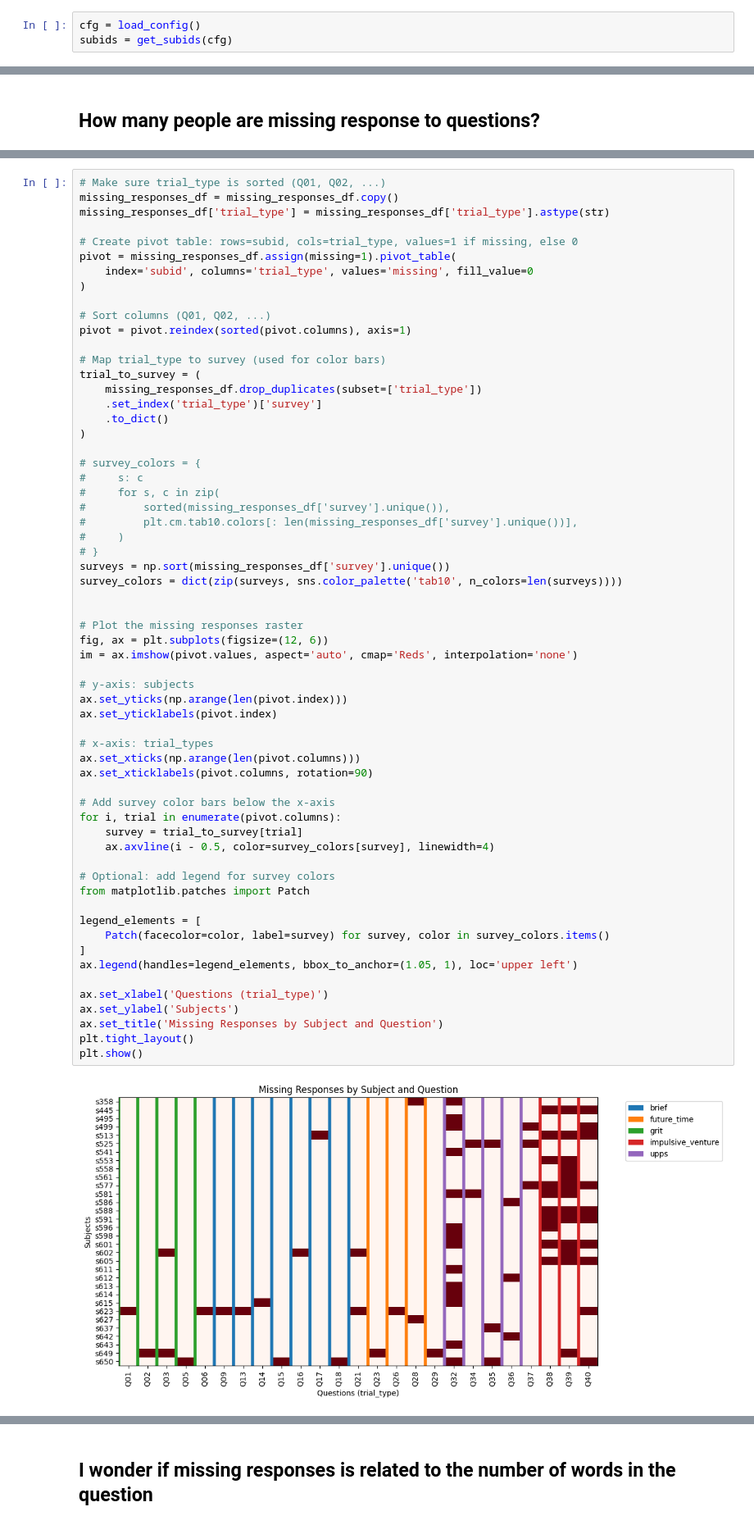
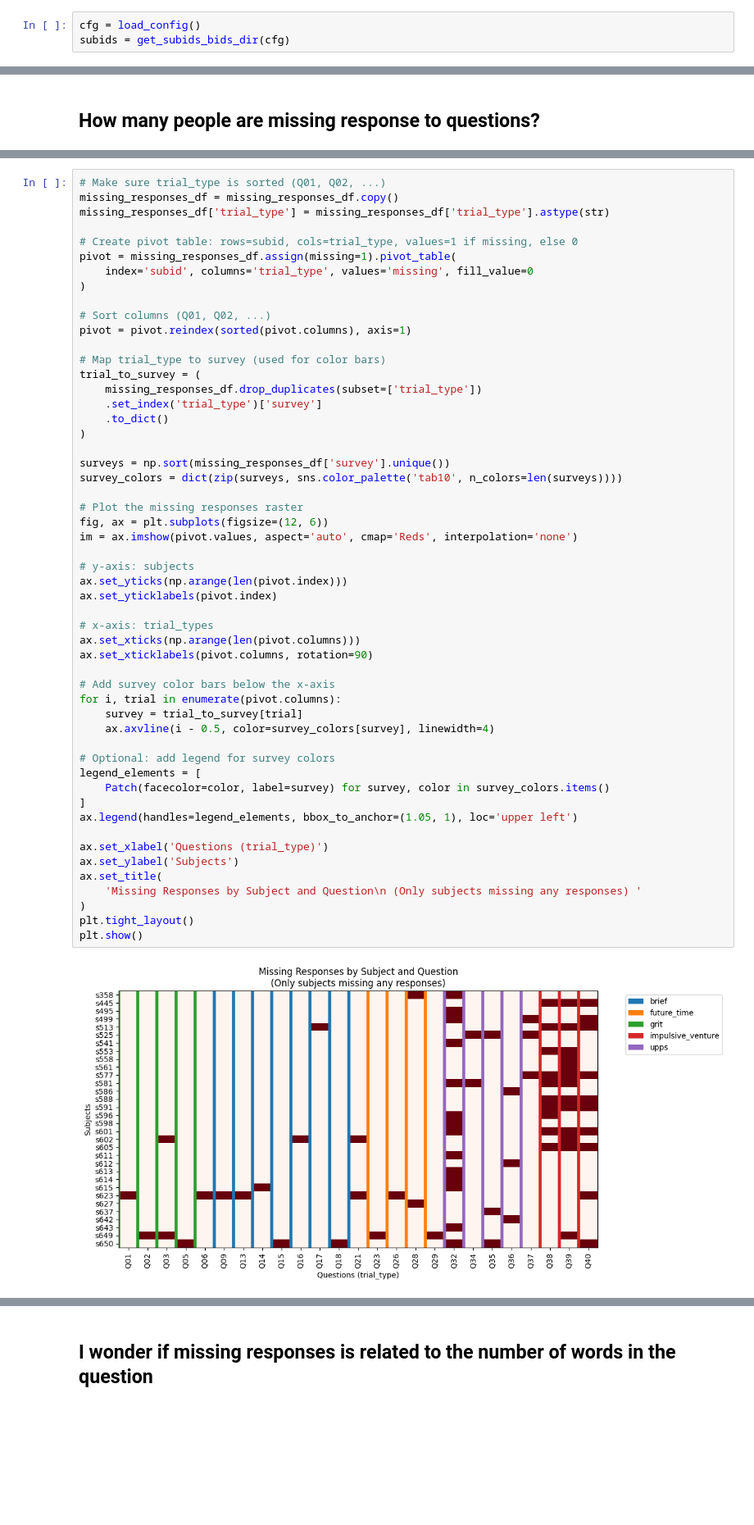
Before and after one commit to jaemonj/survey-medley-code, a Jupyter notebook: analyses/data_exploration/events_data_explore.ipynb, the cells around one changed output, grey strips where cells are left out. Shown at 82% size. Cells and saved outputs as stored; diff of their text form; blank space fills up the shorter version.

```diff
--- a/analyses/data_exploration/events_data_explore.ipynb
+++ b/analyses/data_exploration/events_data_explore.ipynb
@@ -18,7 +19,7 @@ from survey_medley_code.within_subject_modeling.io_utils import (
 This is a collection of quick analyses to gain insight into what the data look like.  For example, who is missing data, who is missing responses to questions, etc.
 # %%
 cfg = load_config()
-subids = get_subids(cfg)
+subids = get_subids_bids_dir(cfg)
 # %% [markdown]
 ## Who has too many high motion volumes?
 # %%
@@ -134,46 +127,38 @@ trial_to_survey = (
     .to_dict()
 )
 
-# survey_colors = {
-#     s: c
-#     for s, c in zip(
-#         sorted(missing_responses_df['survey'].unique()),
-#         plt.cm.tab10.colors[: len(missing_responses_df['survey'].unique())],
-#     )
-# }
 surveys = np.sort(missing_responses_df['survey'].unique())
 survey_colors = dict(zip(surveys, sns.color_palette('tab10', n_colors=len(surveys))))
-
 
 # Plot the missing responses raster
 fig, ax = plt.subplots(figsize=(12, 6))
 im = ax.imshow(pivot.values, aspect='auto', cmap='Reds', interpolation='none')
 
 # y-axis: subjects
 ax.set_yticks(np.arange(len(pivot.index)))
 ax.set_yticklabels(pivot.index)
 
 # x-axis: trial_types
 ax.set_xticks(np.arange(len(pivot.columns)))
 ax.set_xticklabels(pivot.columns, rotation=90)
 
 # Add survey color bars below the x-axis
 for i, trial in enumerate(pivot.columns):
     survey = trial_to_survey[trial]
     ax.axvline(i - 0.5, color=survey_colors[survey], linewidth=4)
 
 # Optional: add legend for survey colors
-from matplotlib.patches import Patch
-
 legend_elements = [
     Patch(facecolor=color, label=survey) for survey, color in survey_colors.items()
 ]
 ax.legend(handles=legend_elements, bbox_to_anchor=(1.05, 1), loc='upper left')
 
 ax.set_xlabel('Questions (trial_type)')
 ax.set_ylabel('Subjects')
-ax.set_title('Missing Responses by Subject and Question')
+ax.set_title(
+    'Missing Responses by Subject and Question\n (Only subjects missing any responses) '
+)
 plt.tight_layout()
 plt.show()
 # %% [output]
-[figure, old version]
+[figure, new version]
```
Also changed, not shown: parts of 29 cells of this notebook.
